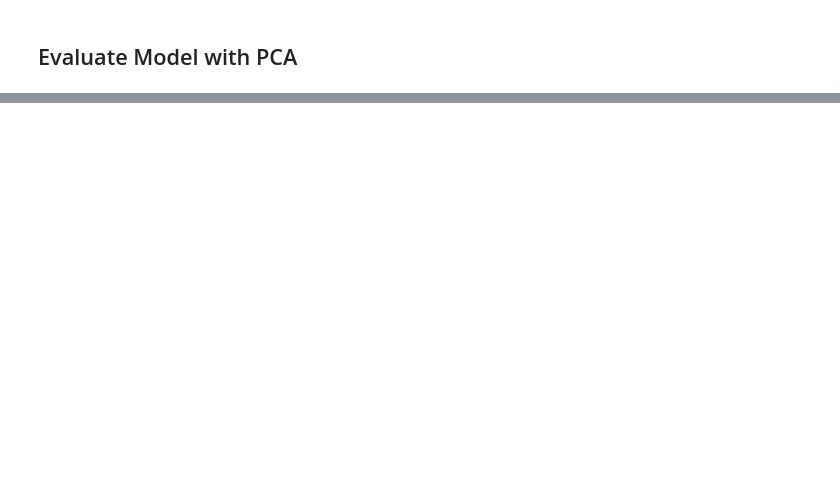
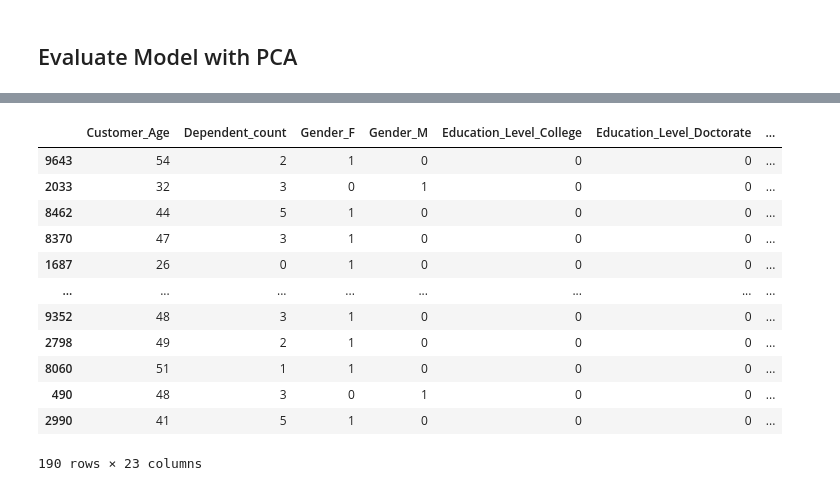
Before and after one commit to asundquistdavis/credit-churn-prediction, a Jupyter notebook: Analysis/random-forest-classifier.ipynb, the cells around one changed output, grey strips where cells are left out. Cells and saved outputs as stored; diff of their text form; code cells hidden in the pictures; blank space fills up the shorter version.

```diff
--- a/Analysis/random-forest-classifier.ipynb
+++ b/Analysis/random-forest-classifier.ipynb
@@ -117,0 +215,16 @@ rfc_dem.fit(Xdem, y)
+# %%
+rfc_dem_val.loc[rfc_dem_val['prediction']<0.5,:]
+# %% [output]
+|  | Customer_Age | Dependent_count | Gender_F | Gender_M | Education_Level_College | Education_Level_Doctorate | ... |
+| 9643 | 54 | 2 | 1 | 0 | 0 | 0 | ... |
+| 2033 | 32 | 3 | 0 | 1 | 0 | 0 | ... |
+| 8462 | 44 | 5 | 1 | 0 | 0 | 0 | ... |
+| 8370 | 47 | 3 | 1 | 0 | 0 | 0 | ... |
+| 1687 | 26 | 0 | 1 | 0 | 0 | 0 | ... |
+| ... | ... | ... | ... | ... | ... | ... | ... |
+| 9352 | 48 | 3 | 1 | 0 | 0 | 0 | ... |
+| 2798 | 49 | 2 | 1 | 0 | 0 | 0 | ... |
+| 8060 | 51 | 1 | 1 | 0 | 0 | 0 | ... |
+| 490 | 48 | 3 | 0 | 1 | 0 | 0 | ... |
+| 2990 | 41 | 5 | 1 | 0 | 0 | 0 | ... |
+190 rows × 23 columns
```
Also changed, not shown: parts of 16 cells of this notebook, 9 other files.
